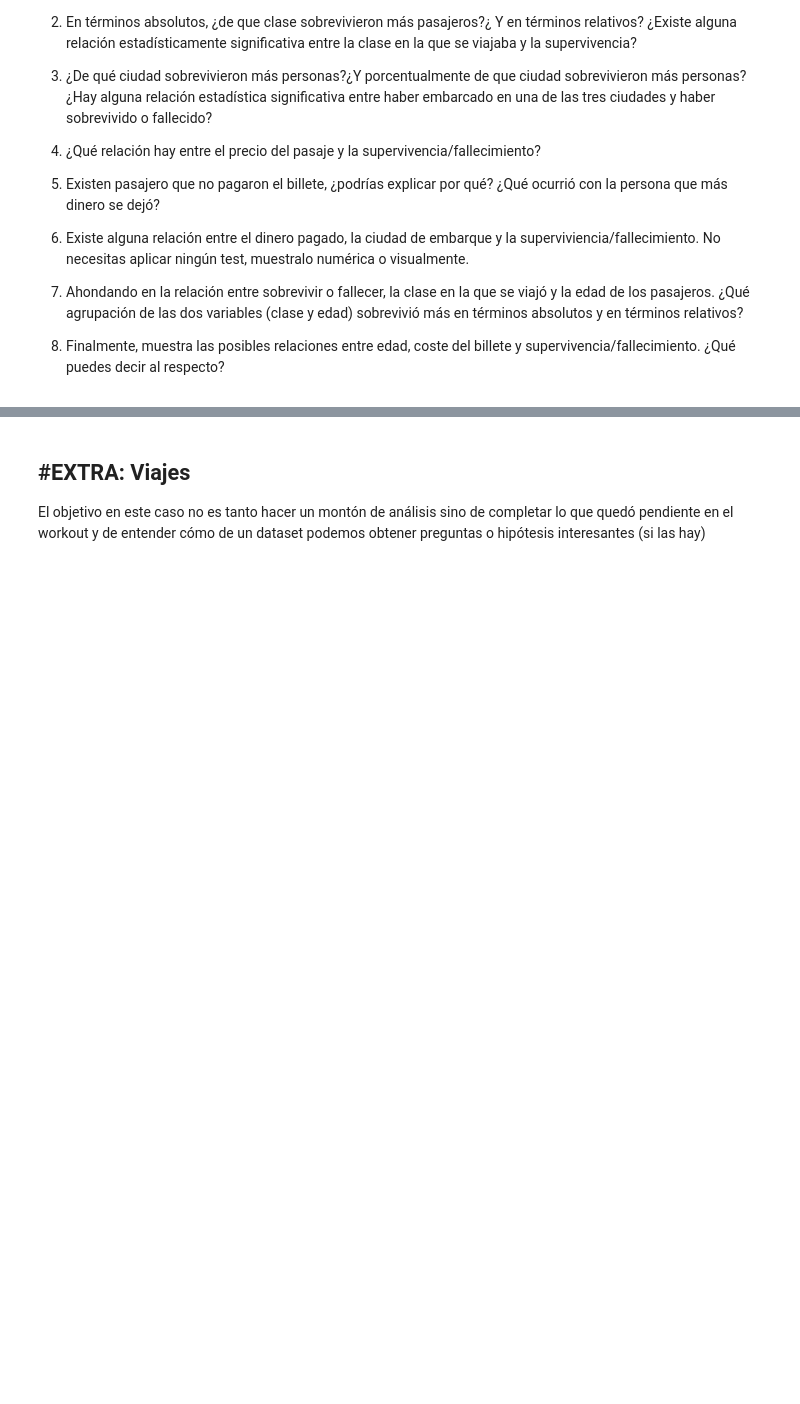
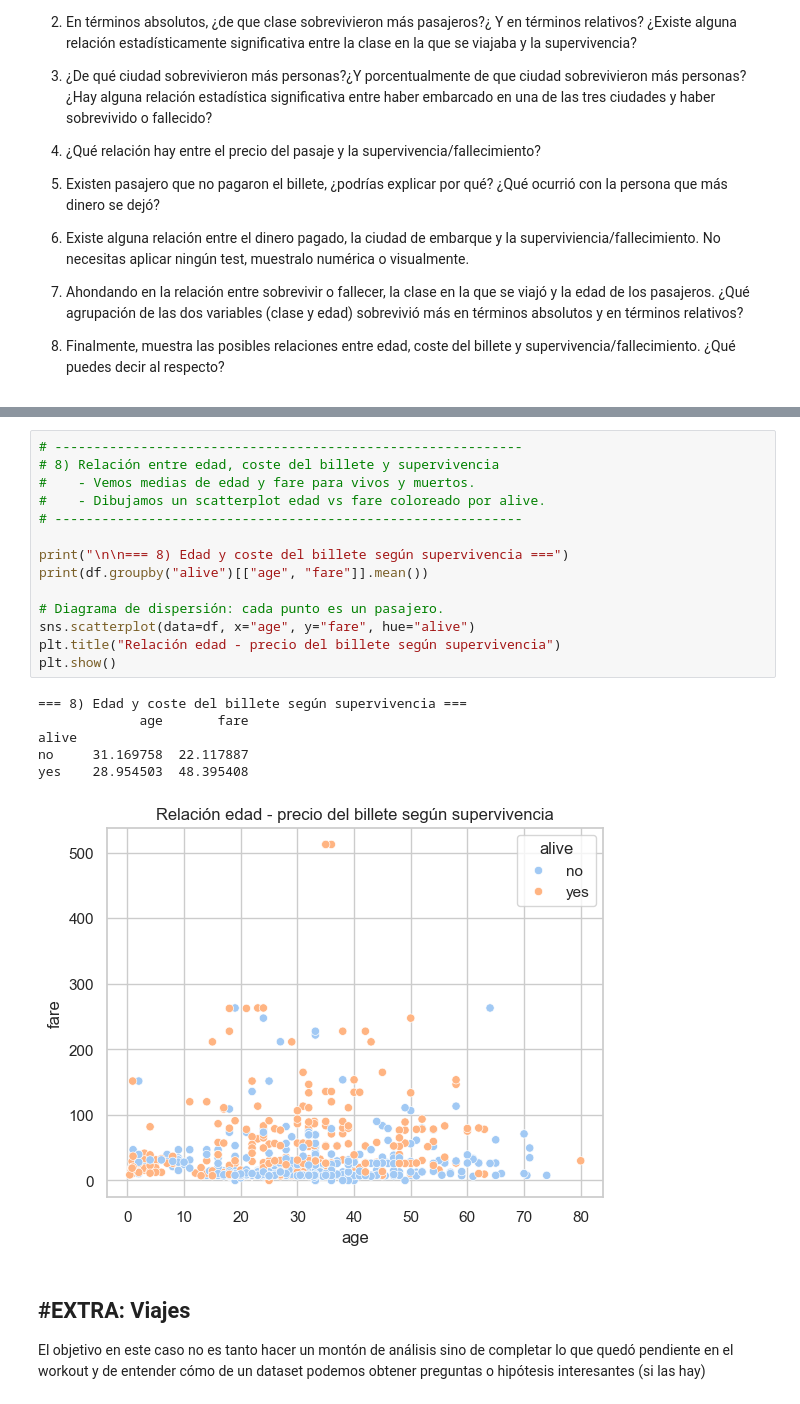
Before and after one commit to dianahoyos/DS_Online_Diana_Hoyos, a Jupyter notebook: 03_Data_Analysis/Sprint_07/Unidad_02_Estadistica_Descriptiva_Multivariante/03_Practica_Obligatoria/18_Practica_Obligatoria_Multivariante.ipynb, the cells around one changed output, grey strips where cells are left out. Drawn from its saved outputs; the diff is of its cells as text; blank space fills up the shorter version.

```diff
--- a/03_Data_Analysis/Sprint_07/Unidad_02_Estadistica_Descriptiva_Multivariante/03_Practica_Obligatoria/18_Practica_Obligatoria_Multivariante.ipynb
+++ b/03_Data_Analysis/Sprint_07/Unidad_02_Estadistica_Descriptiva_Multivariante/03_Practica_Obligatoria/18_Practica_Obligatoria_Multivariante.ipynb
@@ -114,3 +395,24 @@ Realiza los análisis bivariantes o multivariantes que necesites, así como los
+# %%
+# ------------------------------------------------------------
+# 8) Relación entre edad, coste del billete y supervivencia
+#    - Vemos medias de edad y fare para vivos y muertos.
+#    - Dibujamos un scatterplot edad vs fare coloreado por alive.
+# ------------------------------------------------------------
+
+print("\n\n=== 8) Edad y coste del billete según supervivencia ===")
+print(df.groupby("alive")[["age", "fare"]].mean())
+
+# Diagrama de dispersión: cada punto es un pasajero.
+sns.scatterplot(data=df, x="age", y="fare", hue="alive")
+plt.title("Relación edad - precio del billete según supervivencia")
+plt.show()
+# %% [output]
+=== 8) Edad y coste del billete según supervivencia ===
+             age       fare
+alive
+no     31.169758  22.117887
+yes    28.954503  48.395408
+[figure, added]
 # %% [markdown]
 ## #EXTRA: Viajes
 
```
Also changed, not shown: parts of 9 cells of this notebook, 10 other files.
